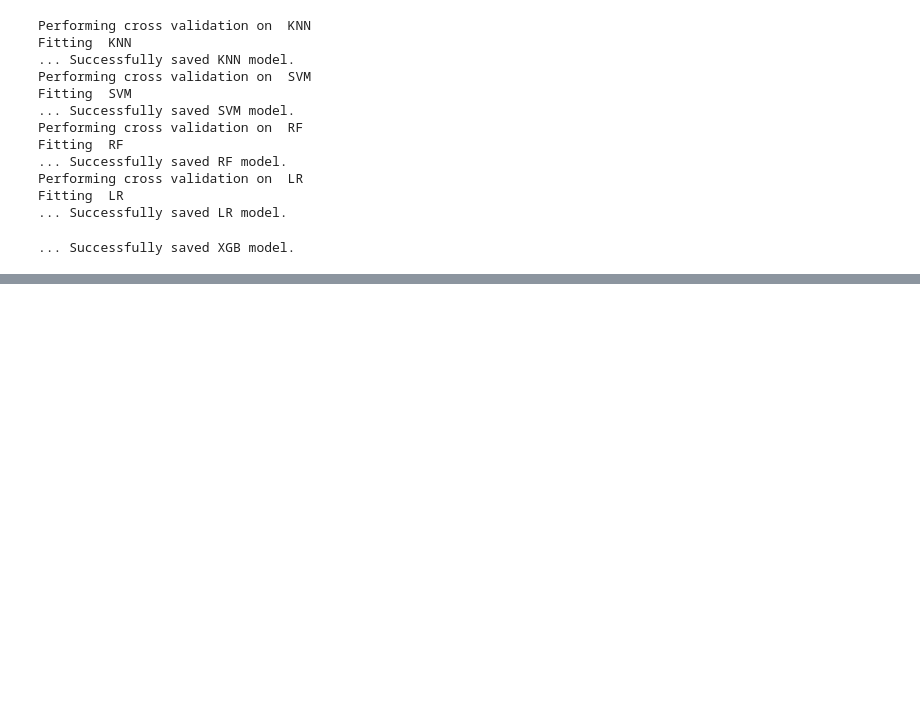
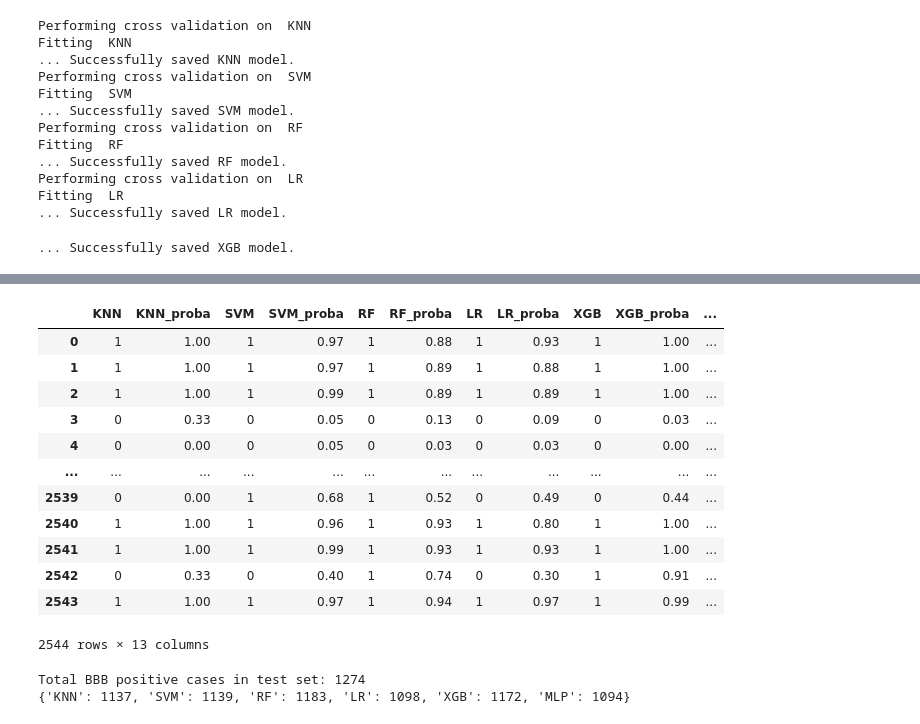
Before and after one commit to omicscodeathon/brainroute, a Jupyter notebook: notebooks/mtoralzml.ipynb, the cells around one changed output, grey strips where cells are left out. Cells and saved outputs as stored; diff of their text form; code cells hidden in the pictures; blank space fills up the shorter version.

```diff
--- a/notebooks/mtoralzml.ipynb
+++ b/notebooks/mtoralzml.ipynb
@@ -385,0 +384,40 @@ Test accuracy: 0.9209
+# %%
+from sklearn.metrics import precision_score, recall_score, f1_score
+
+# Get predictions for the test set
+y_proba_mlp = model.predict(X_test)
+y_pred_mlp = (y_proba_mlp > 0.5).astype("int32")
+
+# Calculate additional metrics
+precision_mlp = precision_score(y_test, y_pred_mlp)
+recall_mlp = recall_score(y_test, y_pred_mlp)
+f1_mlp = f1_score(y_test, y_pred_mlp)
+roc_auc_mlp = roc_auc_score(y_test, y_proba_mlp)
+pr_auc_mlp = average_precision_score(y_test, y_proba_mlp)
+mcc_mlp = matthews_corrcoef(y_test, y_pred_mlp)
+
+# Calculate specificity from confusion matrix
+cm_mlp = confusion_matrix(y_test, y_pred_mlp)
+TN, FP, FN, TP = cm_mlp.ravel()
+specificity_mlp = TN / (TN + FP) if (TN + FP) != 0 else 0
+
+# Append results to the list
+results.append({
+    'Model': 'MLP',
+    'Accuracy': test_acc,
+    'Precision': precision_mlp,
+    'Recall': recall_mlp,
+    'Specificity': specificity_mlp,
+    'F1 Score': f1_mlp,
+    'roc_auc': roc_auc_mlp,
+    'pr_auc': pr_auc_mlp,
+    'mcc': mcc_mlp
+})
+
+# Save the MLP model
+# model.save('../models/MLP_model.h5')
+# print('... Successfully saved MLP model.')
+
+# Re-create and display the results DataFrame
+results_df = pd.DataFrame(results)
+results_df
@@ -385,0 +542,36 @@ Test accuracy: 0.9209
+# %%
+predictions['BBB'] = y_test
+predictions
+# %% [output]
+|  | KNN | KNN_proba | SVM | SVM_proba | RF | RF_proba | LR | LR_proba | XGB | XGB_proba | ... |
+| 0 | 1 | 1.00 | 1 | 0.97 | 1 | 0.88 | 1 | 0.93 | 1 | 1.00 | ... |
+| 1 | 1 | 1.00 | 1 | 0.97 | 1 | 0.89 | 1 | 0.88 | 1 | 1.00 | ... |
+| 2 | 1 | 1.00 | 1 | 0.99 | 1 | 0.89 | 1 | 0.89 | 1 | 1.00 | ... |
+| 3 | 0 | 0.33 | 0 | 0.05 | 0 | 0.13 | 0 | 0.09 | 0 | 0.03 | ... |
+| 4 | 0 | 0.00 | 0 | 0.05 | 0 | 0.03 | 0 | 0.03 | 0 | 0.00 | ... |
+| ... | ... | ... | ... | ... | ... | ... | ... | ... | ... | ... | ... |
+| 2539 | 0 | 0.00 | 1 | 0.68 | 1 | 0.52 | 0 | 0.49 | 0 | 0.44 | ... |
+| 2540 | 1 | 1.00 | 1 | 0.96 | 1 | 0.93 | 1 | 0.80 | 1 | 1.00 | ... |
+| 2541 | 1 | 1.00 | 1 | 0.99 | 1 | 0.93 | 1 | 0.93 | 1 | 1.00 | ... |
+| 2542 | 0 | 0.33 | 0 | 0.40 | 1 | 0.74 | 0 | 0.30 | 1 | 0.91 | ... |
+| 2543 | 1 | 1.00 | 1 | 0.97 | 1 | 0.94 | 1 | 0.97 | 1 | 0.99 | ... |
+2544 rows × 13 columns
+# %%
+# count how many BBB positive cases are correctly predicted by each model
+cnt_BBB = 0
+cnt = {}
+models = ['KNN', 'SVM', 'RF', 'LR', 'XGB', 'MLP']
+for i in range(len(predictions['BBB'])):
+    if predictions['BBB'][i] == 1:
+        cnt_BBB +=1
+        for model in models:
+            if predictions[model][i] == 1:
+                if model not in cnt:
+                    cnt[model] = 1
+                else:
+                    cnt[model] += 1
+print(f'Total BBB positive cases in test set: {cnt_BBB}')
+print(cnt)
+# %% [output]
+Total BBB positive cases in test set: 1274
+{'KNN': 1137, 'SVM': 1139, 'RF': 1183, 'LR': 1098, 'XGB': 1172, 'MLP': 1094}
```
Also changed, not shown: parts of 17 cells of this notebook.
